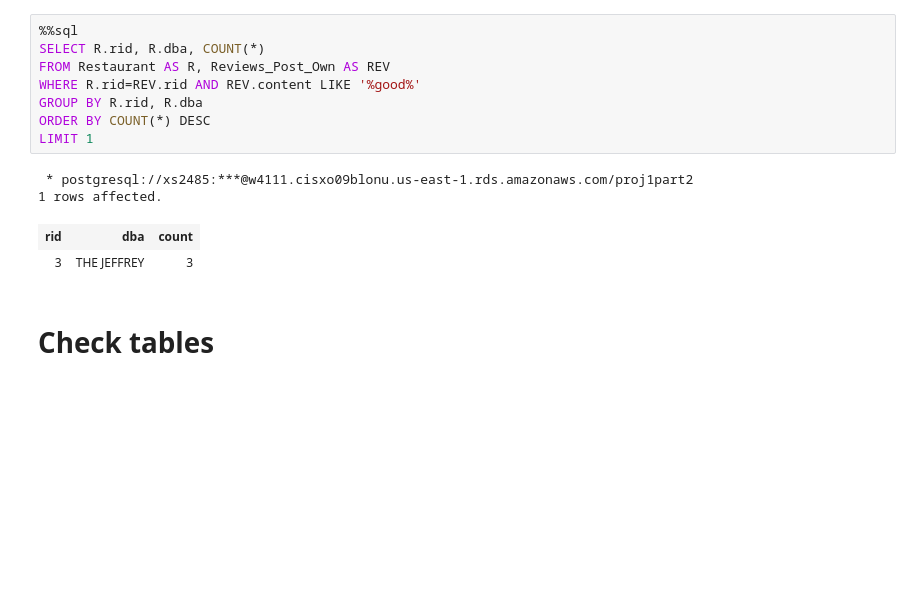
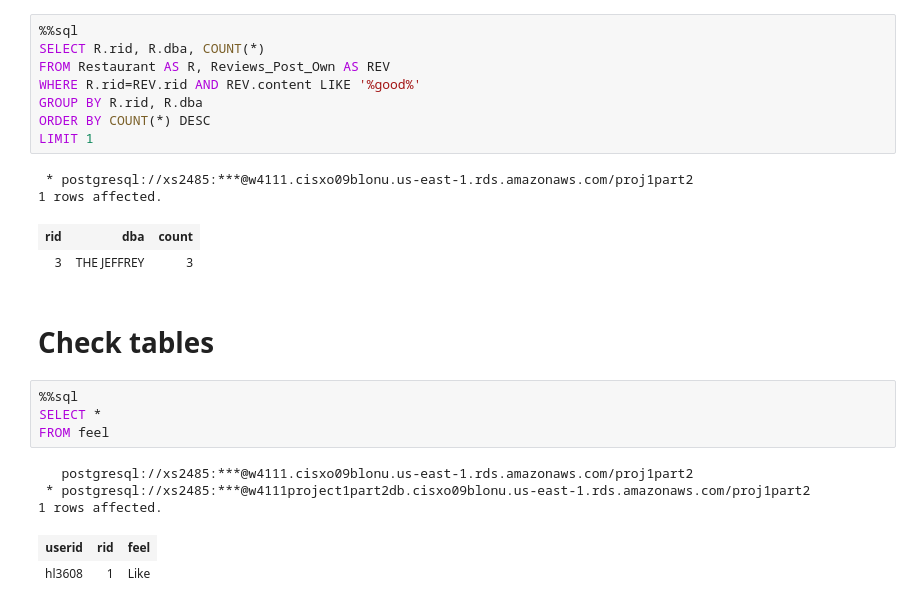
Before and after one commit to Xiaoyang-Song/NYC-Restaurant-Inspection-Database, a Jupyter notebook: 4111p1.ipynb, the cells around one changed output. Cells and saved outputs as stored; diff of their text form; blank space fills up the shorter version.

```diff
--- a/4111p1.ipynb
+++ b/4111p1.ipynb
@@ -851,6 +851,16 @@ LIMIT 1
 | 3 | THE JEFFREY | 3 |
 # %% [markdown]
 # Check tables
+# %%
+%%sql
+SELECT *
+FROM feel
+# %% [output]
+   postgresql://xs2485:***@w4111.cisxo09blonu.us-east-1.rds.amazonaws.com/proj1part2
+ * postgresql://xs2485:***@w4111project1part2db.cisxo09blonu.us-east-1.rds.amazonaws.com/proj1part2
+1 rows affected.
+| userid | rid | feel |
+| hl3608 | 1 | Like |
 # %%
 %%sql
 SELECT *
```
Also changed, not shown: parts of 1 cell of this notebook, 2 other files.
